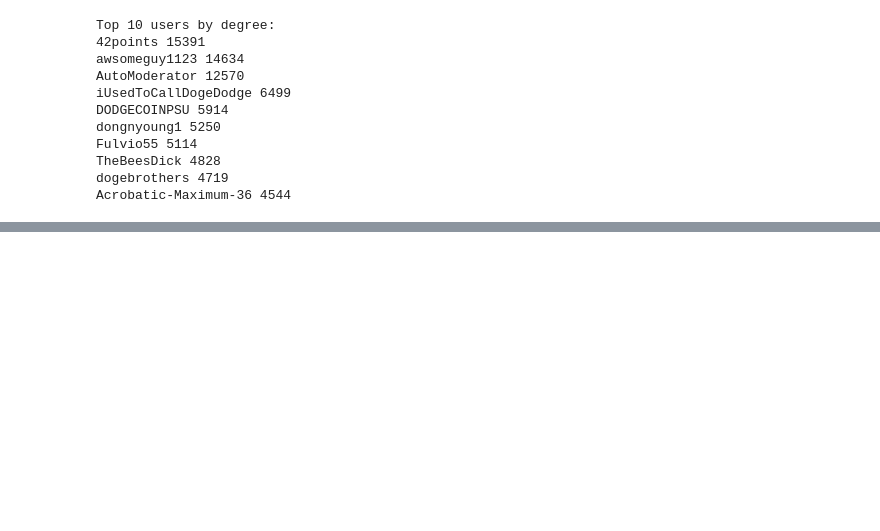
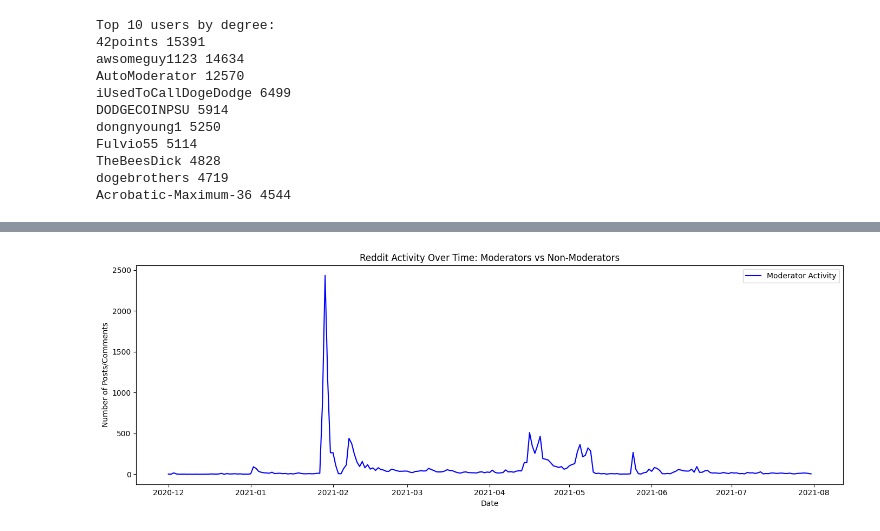
Before and after one commit to CrownCrafter/Network-Analysis-Assignment, a Jupyter notebook: eda.ipynb, the cells around one changed output, grey strips where cells are left out. Cells and saved outputs as stored; diff of their text form; code cells hidden in the pictures; blank space fills up the shorter version.

Commit message:
Moderator Activity

```diff
--- a/eda.ipynb
+++ b/eda.ipynb
@@ -162,0 +146,5 @@ Community sizes (top 10): [(1, 104668), (2, 79693), (5, 72979), (4, 34038), (3,
+# %%
+df["is_moderator"] = df["from"].isin(mod_list)
+# %%
+
+df["to_moderator"] = df["to"].isin(mod_list)
@@ -162,0 +233,16 @@ Community sizes (top 10): [(1, 104668), (2, 79693), (5, 72979), (4, 34038), (3,
+# %%
+import pandas as pd
+
+df['date'] = pd.to_datetime(df['time'], errors='coerce')
+df = df.dropna(subset=['date'])
+df['day'] = df['date'].dt.normalize()
+# %%
+daily_mod_counts = df[df['is_moderator']].groupby('day')['is_moderator'].count()
+daily_nonmod_counts = df[~df['is_moderator']].groupby('day')['is_moderator'].count()
+
+# merge
+daily_activity = pd.concat([daily_mod_counts, daily_nonmod_counts], axis=1)
+daily_activity.columns = ['mod_activity', 'non_mod_activity']
+daily_activity = daily_activity.fillna(0)
+
+print(daily_activity.head())
@@ -162,0 +257,13 @@ Community sizes (top 10): [(1, 104668), (2, 79693), (5, 72979), (4, 34038), (3,
+# %%
+import matplotlib.pyplot as plt
+
+plt.figure(figsize=(14,5))
+plt.plot(daily_activity.index, daily_activity['mod_activity'], label='Moderator Activity', color='blue')
+plt.title('Reddit Activity Over Time: Moderators vs Non-Moderators')
+plt.xlabel('Date')
+plt.ylabel('Number of Posts/Comments')
+plt.legend()
+plt.tight_layout()
+plt.show()
+# %% [output]
+[figure, added]
```
Also changed, not shown: parts of 20 cells of this notebook, 1 other file.
